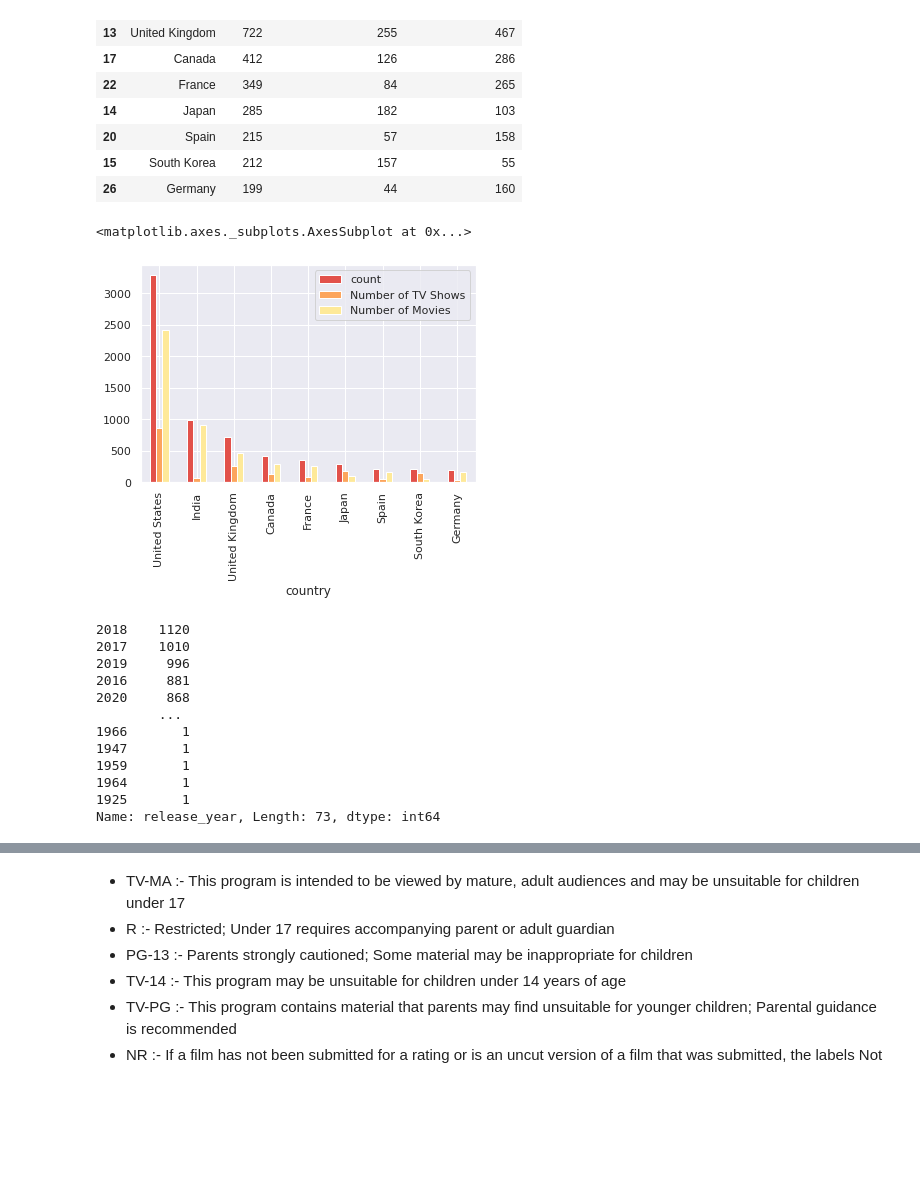
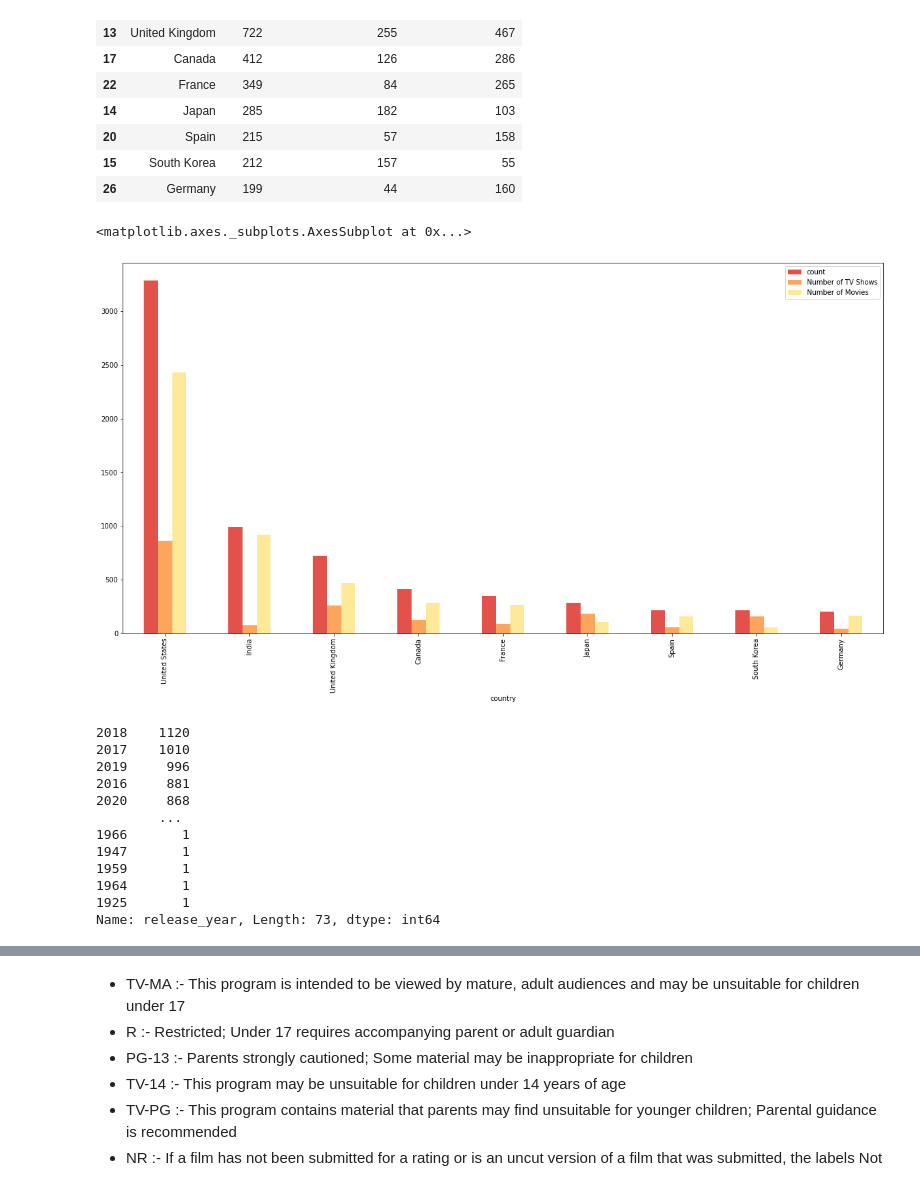
Before and after one commit to NayanaPradeep/Netflix-Movies-and-TV-Shows-Clustering, a Jupyter notebook: NETFLIX_MOVIES_AND_TV_SHOWS_CLUSTERING.ipynb, the cells around one changed output, grey strips where cells are left out. Saved outputs shown, nothing was run; the diff lists cells and outputs as text; code cells hidden in the pictures; blank space fills up the shorter version.

```diff
--- a/NETFLIX_MOVIES_AND_TV_SHOWS_CLUSTERING.ipynb
+++ b/NETFLIX_MOVIES_AND_TV_SHOWS_CLUSTERING.ipynb
@@ -435,24 +448,26 @@ top_countries
 | 15 | South Korea | 212 | 157 | 55 |
 | 26 | Germany | 199 | 44 | 160 |
 # %%
-top_countries.plot(x="country", y=['count','Number of TV Shows','Number of Movies'], kind="bar")
+#Plotting a bargraph
+top_countries.plot(x="country", y=['count','Number of TV Shows','Number of Movies'], kind="bar",figsize=(20,10))
 # %% [output]
 <matplotlib.axes._subplots.AxesSubplot at 0x...>
-[figure, old version]
+[figure, new version]
-# %%
-netflix_df["release_year"].value_counts()
-# %% [output]
-2018    1120
-2017    1010
-2019     996
-2016     881
-2020     868
-        ...
-1966       1
-1947       1
-1959       1
-1964       1
-1925       1
-Name: release_year, Length: 73, dtype: int64
+# %%
+#Analysis on release year
+netflix_df["release_year"].value_counts()
+# %% [output]
+2018    1120
+2017    1010
+2019     996
+2016     881
+2020     868
+        ...
+1966       1
+1947       1
+1959       1
+1964       1
+1925       1
+Name: release_year, Length: 73, dtype: int64
 # %%
 #overall year of release analysis
```
Also changed, not shown: parts of 80 cells of this notebook.
